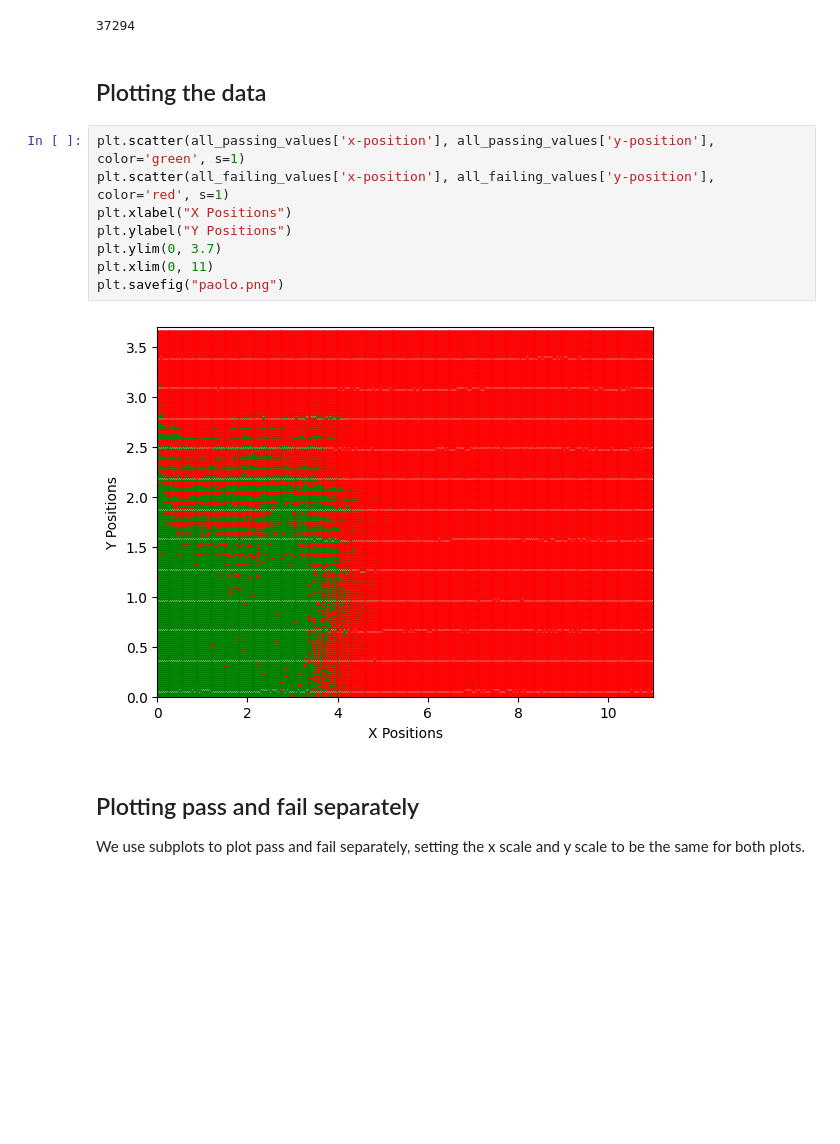
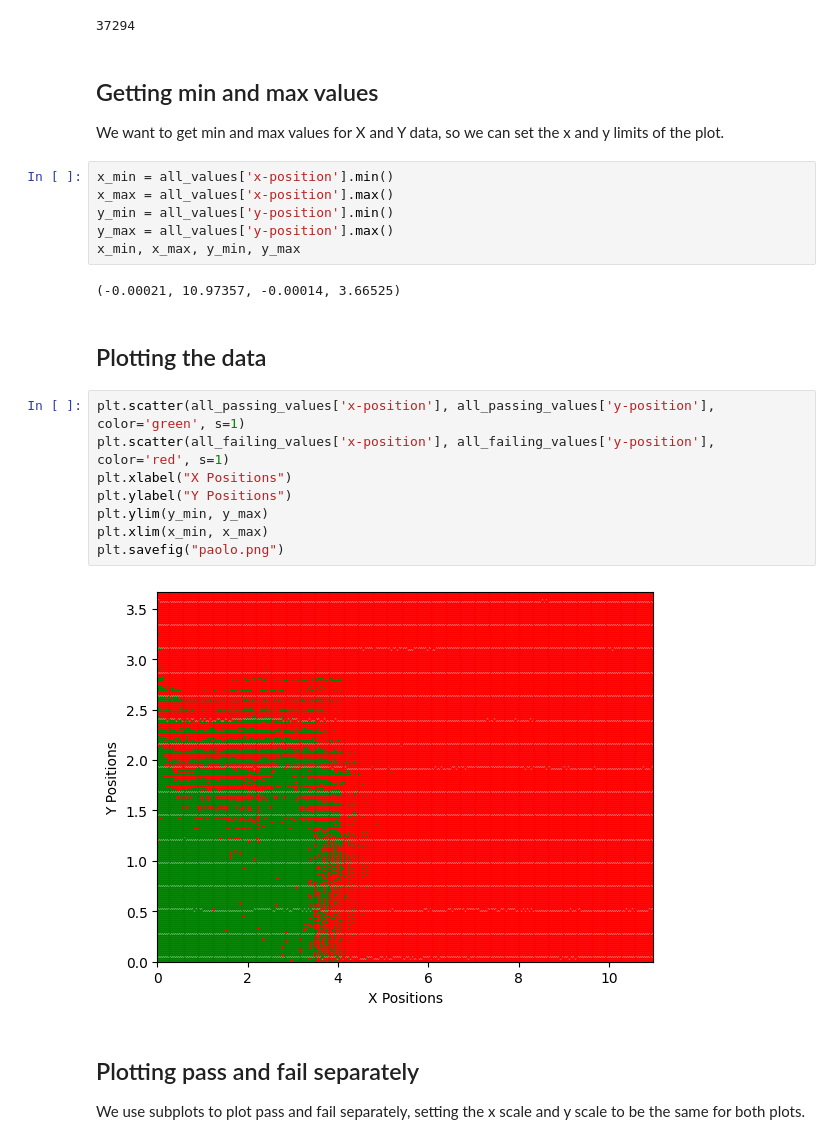
Before and after one commit to jstrickler/20260817dakick, a Jupyter notebook: NOTEBOOKS/paolo.ipynb, the cells around one changed output. Saved outputs shown, nothing was run; the diff lists cells and outputs as text; blank space fills up the shorter version.

```diff
--- a/NOTEBOOKS/paolo.ipynb
+++ b/NOTEBOOKS/paolo.ipynb
@@ -163,18 +163,29 @@ all_failing_values[:100]
 len(all_failing_values)
 # %% [output]
 37294
+# %% [markdown]
+## Getting min and max values
+We want to get min and max values for X and Y data, so we can set the x and y limits of the plot.
+# %%
+x_min = all_values['x-position'].min()
+x_max = all_values['x-position'].max()
+y_min = all_values['y-position'].min()
+y_max = all_values['y-position'].max()
+x_min, x_max, y_min, y_max
+# %% [output]
+(-0.00021, 10.97357, -0.00014, 3.66525)
 # %% [markdown]
 ## Plotting the data
 # %%
 plt.scatter(all_passing_values['x-position'], all_passing_values['y-position'], color='green', s=1)
 plt.scatter(all_failing_values['x-position'], all_failing_values['y-position'], color='red', s=1)
 plt.xlabel("X Positions")
 plt.ylabel("Y Positions")
-plt.ylim(0, 3.7)
-plt.xlim(0, 11)
+plt.ylim(y_min, y_max)
+plt.xlim(x_min, x_max)
 plt.savefig("paolo.png")
 # %% [output]
-[figure, old version]
+[figure, new version]
 # %% [markdown]
 ## Plotting pass and fail separately
 We use subplots to plot pass and fail separately, setting the x scale and y scale to be the same for both plots.
```
Also changed, not shown: parts of 3 cells of this notebook.
